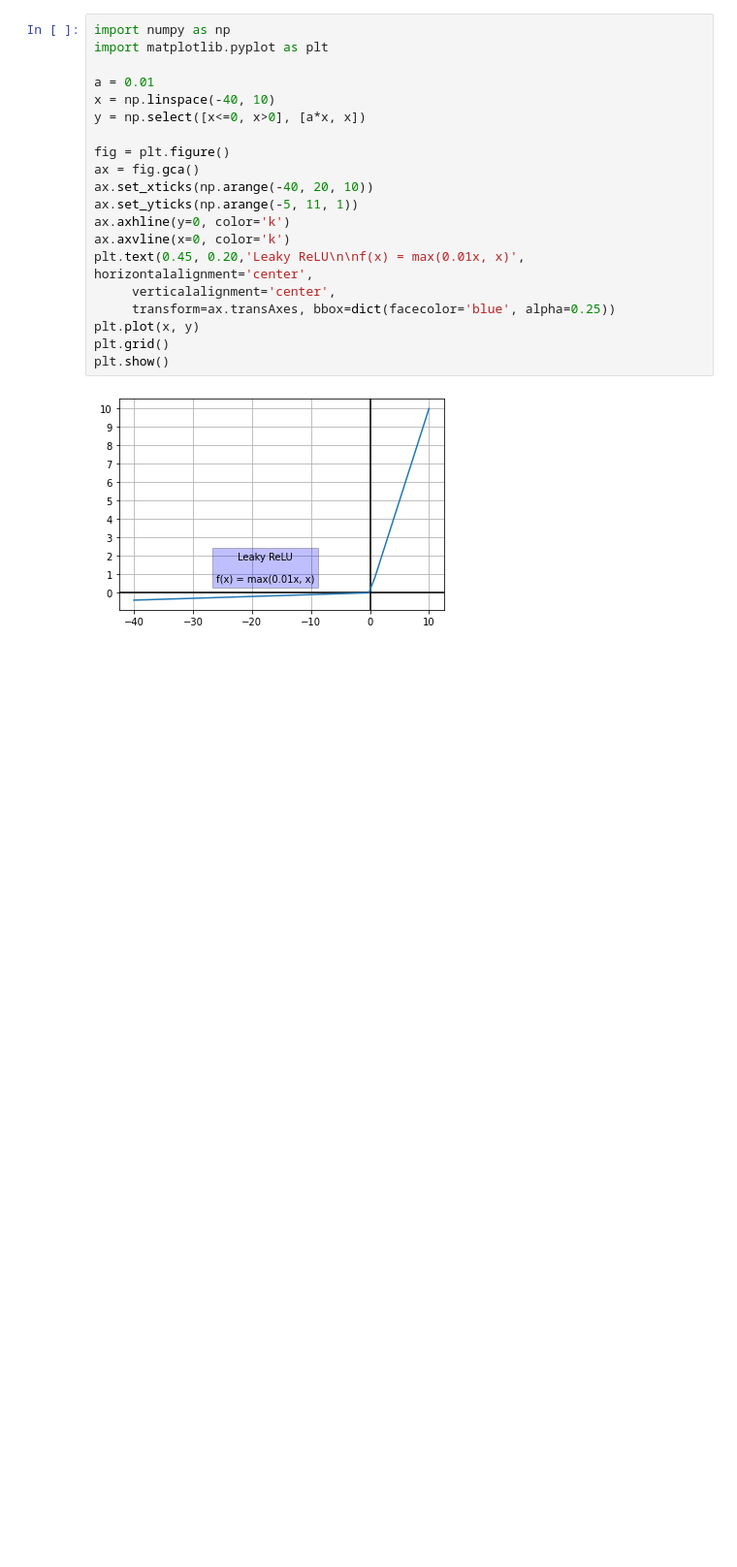
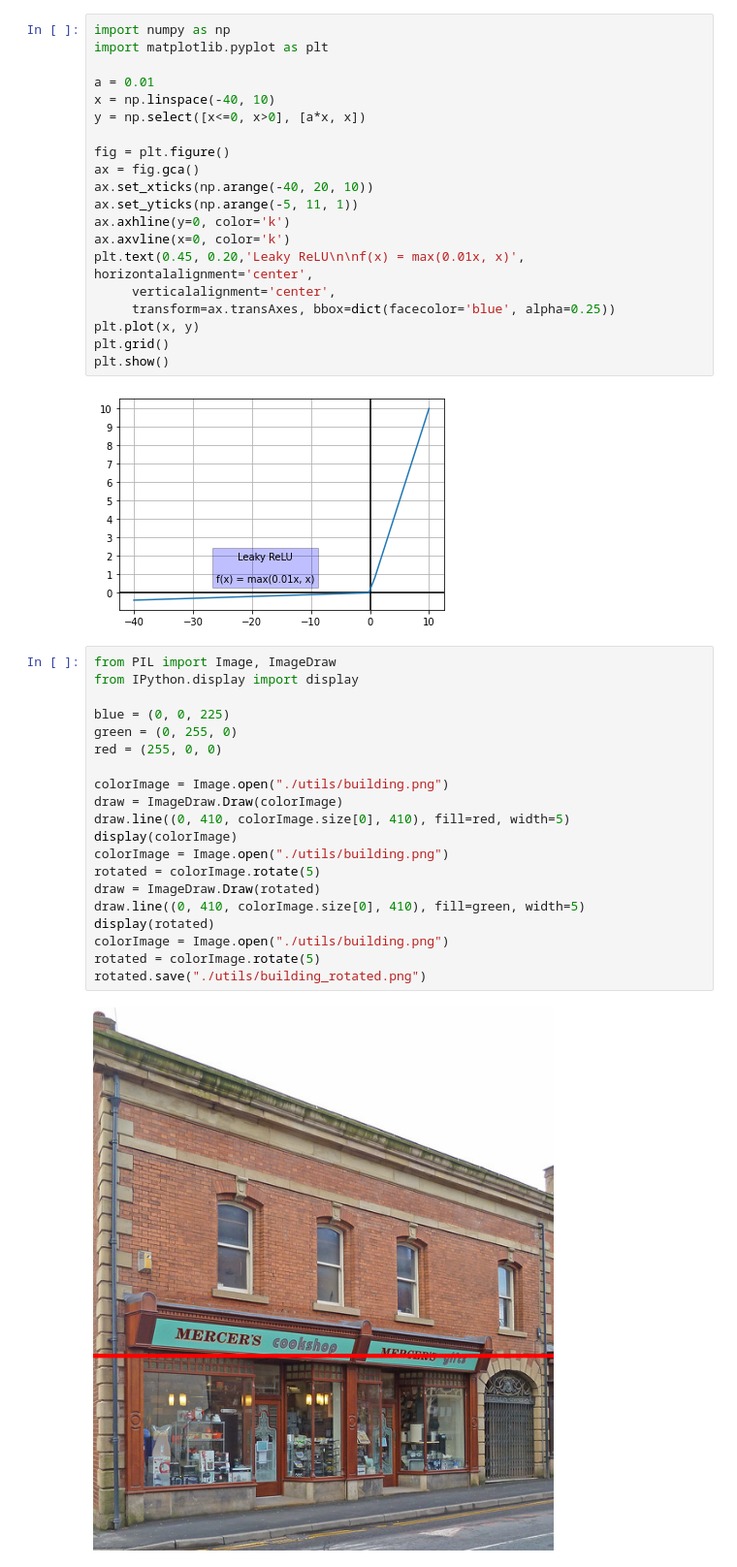
Before and after one commit to frburrue/tfm, a Jupyter notebook: Images.ipynb, the cells around one changed output. Shown at 97% size. Saved outputs shown, nothing was run; the diff lists cells and outputs as text; blank space fills up the shorter version.

```diff
--- a/Images.ipynb
+++ b/Images.ipynb
@@ -32,3 +32,25 @@ plt.grid()
 plt.show()
 # %% [output]
 [figure]
+# %%
+from PIL import Image, ImageDraw
+from IPython.display import display
+
+blue = (0, 0, 225)
+green = (0, 255, 0)
+red = (255, 0, 0)
+
+colorImage = Image.open("./utils/building.png")
+draw = ImageDraw.Draw(colorImage)
+draw.line((0, 410, colorImage.size[0], 410), fill=red, width=5)
+display(colorImage)
+colorImage = Image.open("./utils/building.png")
+rotated = colorImage.rotate(5)
+draw = ImageDraw.Draw(rotated)
+draw.line((0, 410, colorImage.size[0], 410), fill=green, width=5)
+display(rotated)
+colorImage = Image.open("./utils/building.png")
+rotated = colorImage.rotate(5)
+rotated.save("./utils/building_rotated.png")
+# %% [output]
+[figure, added]
```
Also changed, not shown: parts of 6 cells of this notebook, 17 other files.
